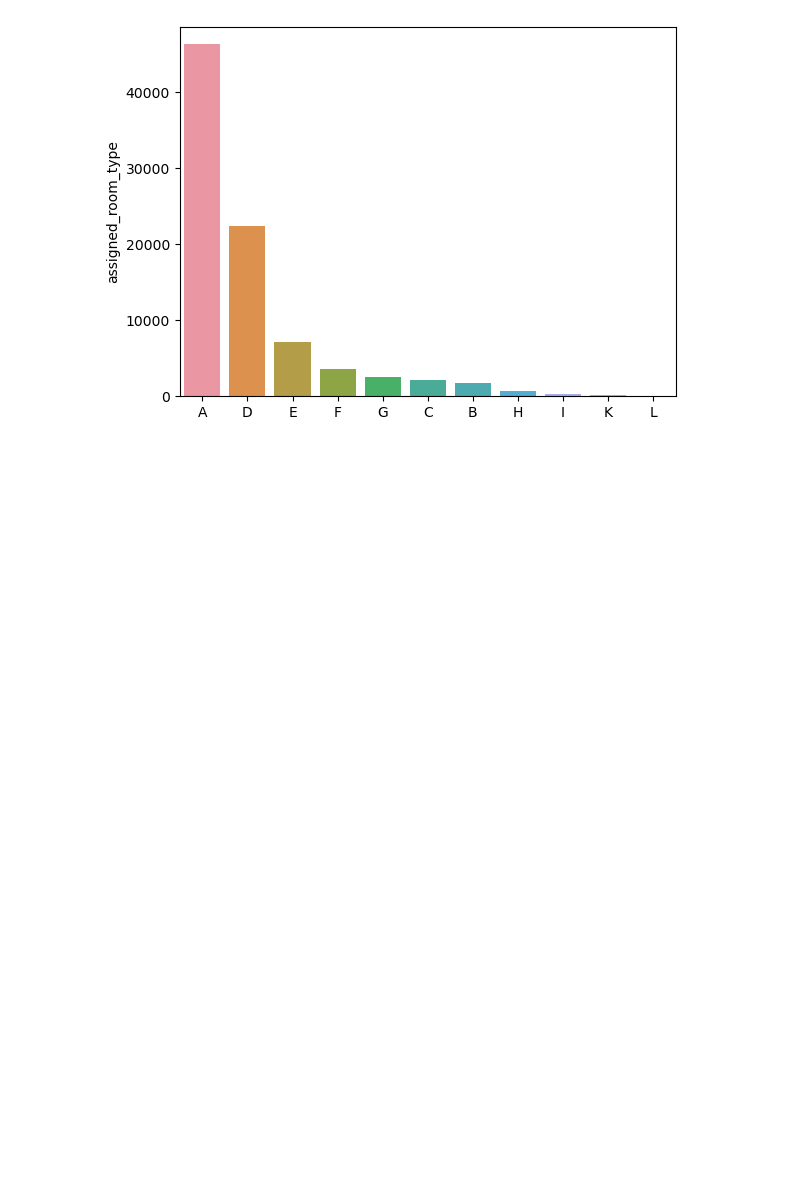
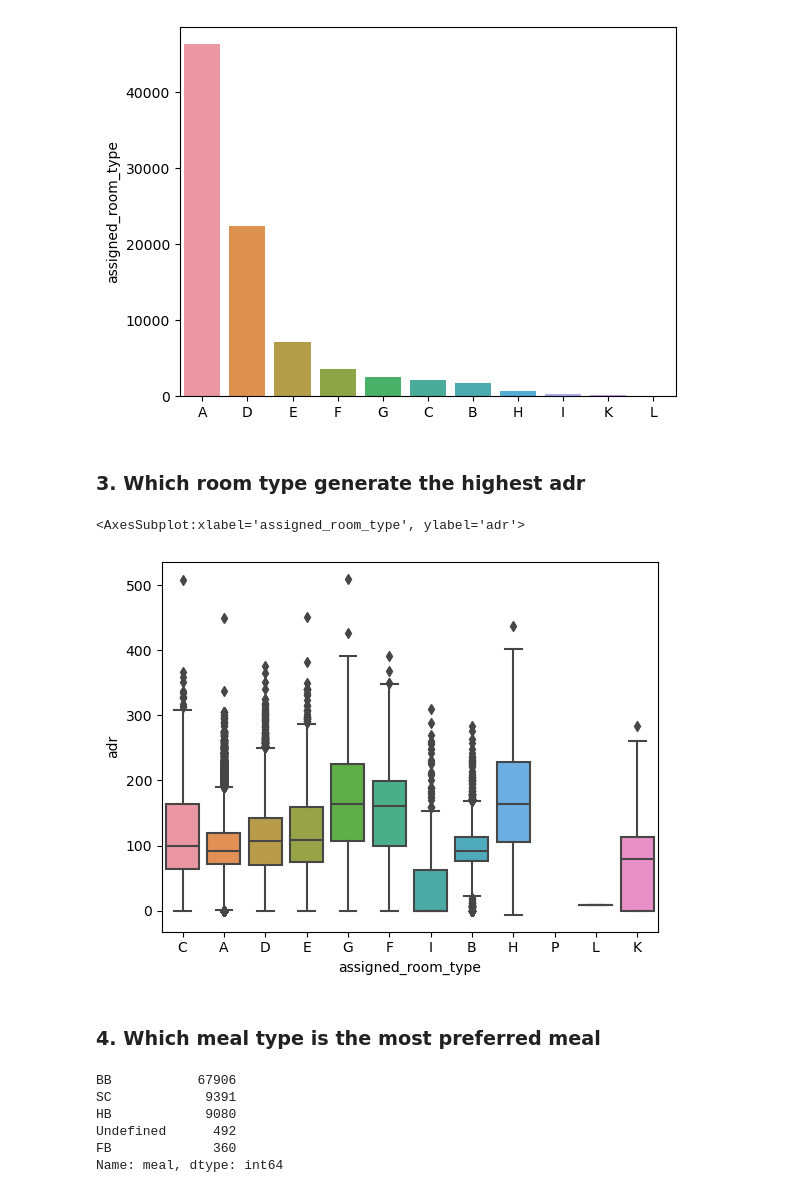
Before and after one commit to muchammadwr/EDA_hotel_bookings, a Jupyter notebook: hotel_bookings.ipynb, the cells around one changed output. Drawn from its saved outputs; the diff is of its cells as text; code cells hidden in the pictures; blank space fills up the shorter version.

```diff
--- a/hotel_bookings.ipynb
+++ b/hotel_bookings.ipynb
@@ -613,3 +661,12 @@ sns.barplot(x = top_room.index, y = top_room)
 # %% [output]
 <AxesSubplot:ylabel='assigned_room_type'>
 [figure]
+# %% [markdown]
+### 3. Which room type generate the highest adr
+# %%
+sns.boxplot(x = df['assigned_room_type'], y = df1['adr'])
+# %% [output]
+<AxesSubplot:xlabel='assigned_room_type', ylabel='adr'>
+[figure, added]
+# %% [markdown]
+### 4. Which meal type is the most preferred meal
@@ -615,0 +675,9 @@ sns.barplot(x = top_room.index, y = top_room)
+# %%
+meal
+# %% [output]
+BB           67906
+SC            9391
+HB            9080
+Undefined      492
+FB             360
+Name: meal, dtype: int64
```
Also changed, not shown: parts of 28 cells of this notebook.
